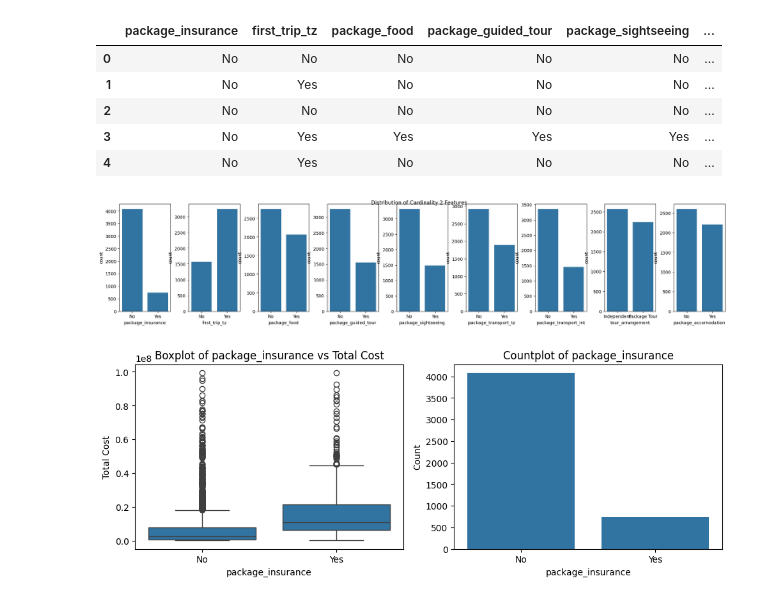
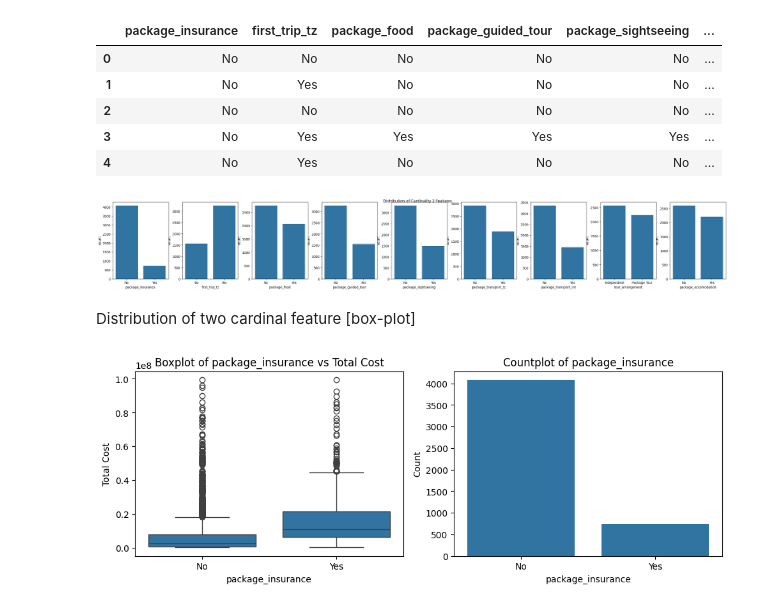
Before and after one commit to segnig/Tanzania-Tourism-Prediction, a Jupyter notebook: main.ipynb, the cells around one changed output. Cells and saved outputs as stored; diff of their text form; code cells hidden in the pictures.

```diff
--- a/main.ipynb
+++ b/main.ipynb
@@ -99,14 +99,16 @@ train_df[cardinality_2].head()
 # %%
 # plot distribution for cardinality_2 features
 fig, ax = plt.subplots(1, len(cardinality_2))
-fig.set_size_inches(20, 4)
+fig.set_size_inches(28, 4)
 fig.tight_layout()
 fig.suptitle("Distribution of Cardinality 2 Features")
 
 for i in range(len(cardinality_2)):
     sns.countplot(x=cardinality_2[i], data=train_df, ax=ax[i])
 # %% [output]
-[figure, old version]
+[figure, new version]
+# %% [markdown]
+Distribution of two cardinal feature [box-plot]
 # %%
 # Box plot of two cardinal feature
 
```
Also changed, not shown: parts of 95 cells of this notebook.
